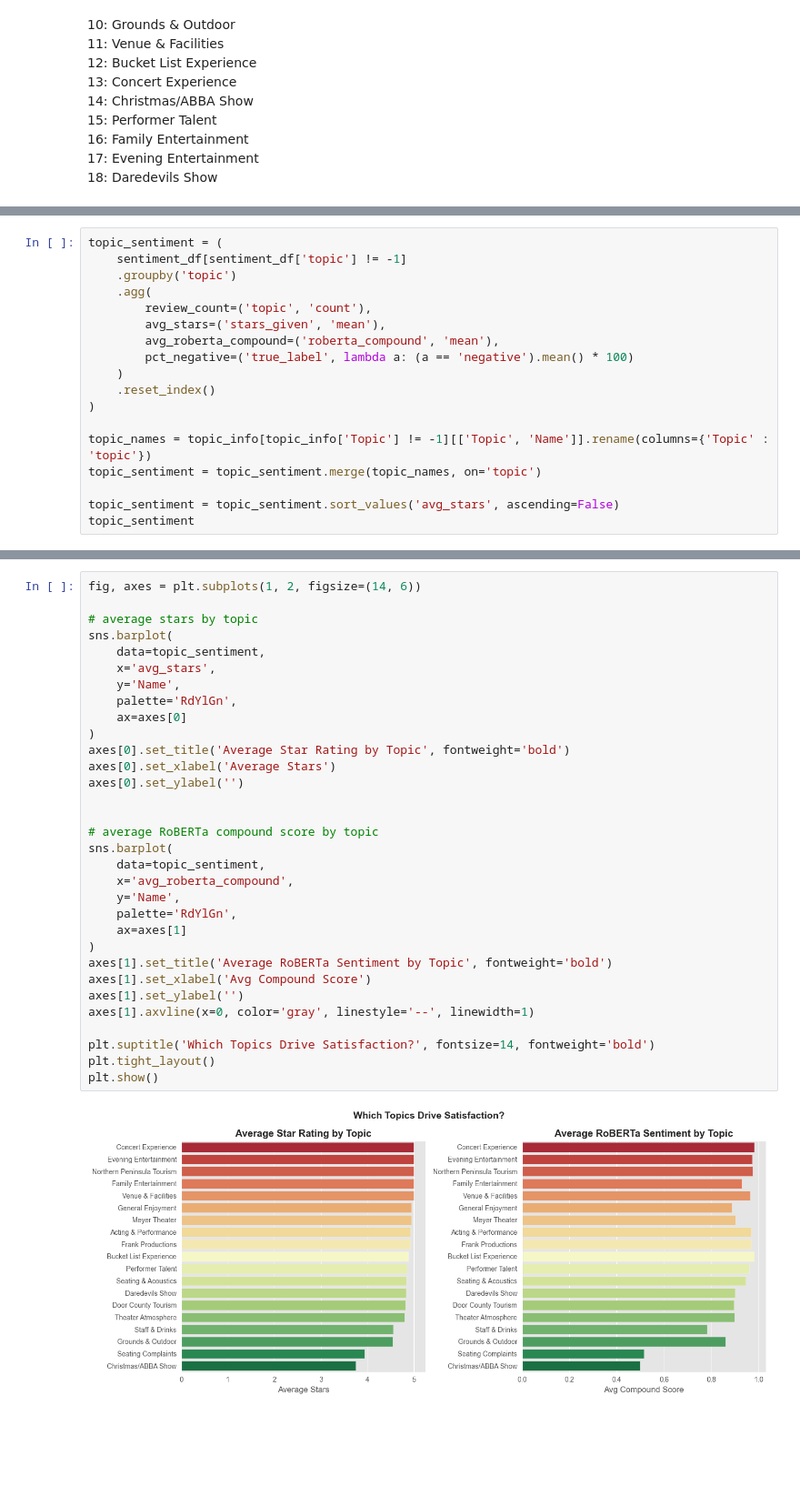
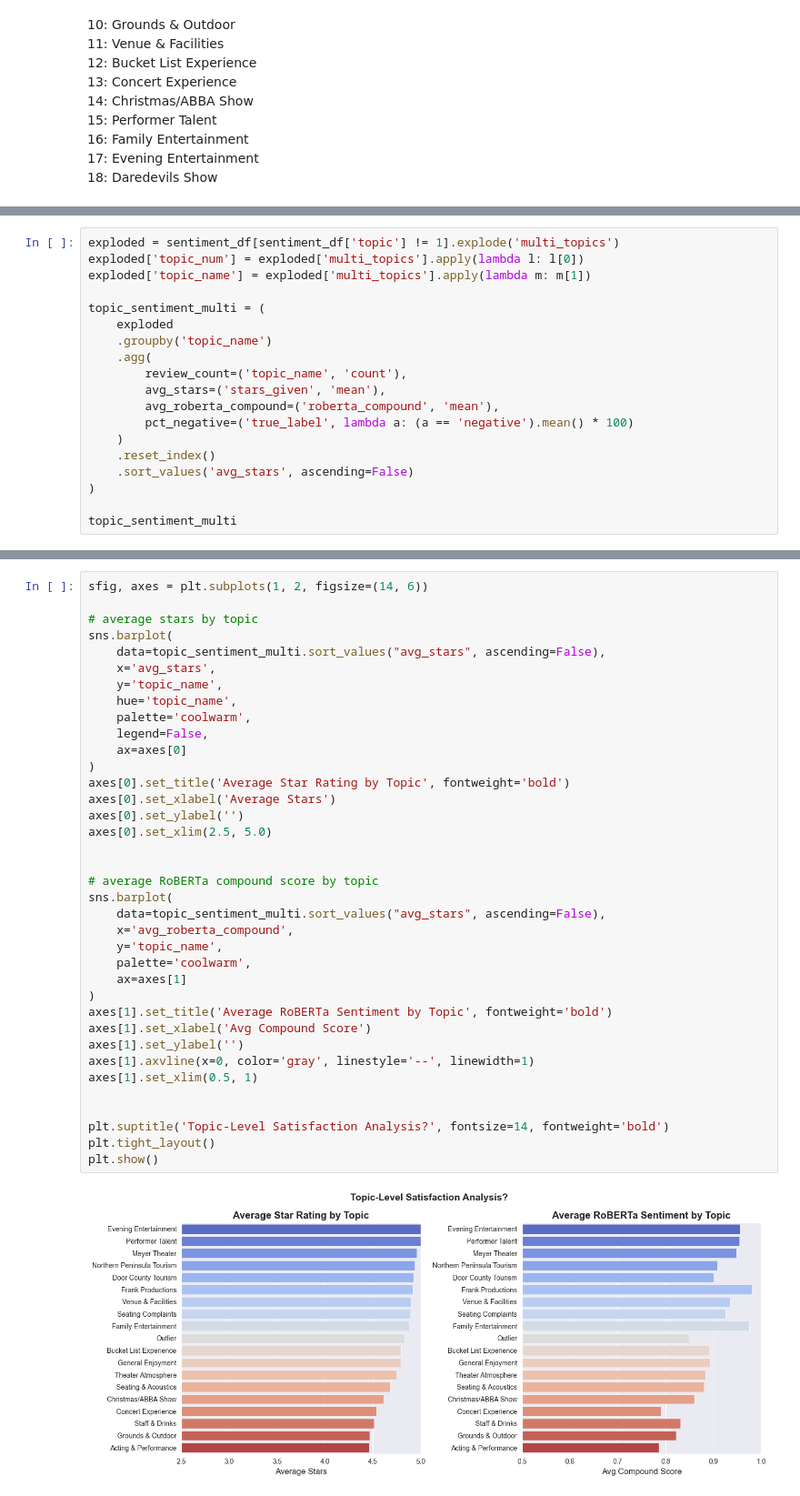
Before and after one commit to ezralinnan/RuralTheatreReviewsNLP, a Jupyter notebook: review_nlp.ipynb, the cells around one changed output, grey strips where cells are left out. Shown at 91% size. Saved outputs shown, nothing was run; the diff lists cells and outputs as text; blank space fills up the shorter version.

Commit message:
multi-topic topic modeling, wrote results and conclusion

```diff
--- a/review_nlp.ipynb
+++ b/review_nlp.ipynb
@@ -665,19 +689,20 @@ plt.show()
 # %%
-topic_sentiment = (
-    sentiment_df[sentiment_df['topic'] != -1]
-    .groupby('topic')
+exploded = sentiment_df[sentiment_df['topic'] != 1].explode('multi_topics')
+exploded['topic_num'] = exploded['multi_topics'].apply(lambda l: l[0])
+exploded['topic_name'] = exploded['multi_topics'].apply(lambda m: m[1])
+
+topic_sentiment_multi = (
+    exploded
+    .groupby('topic_name')
     .agg(
-        review_count=('topic', 'count'),
+        review_count=('topic_name', 'count'),
         avg_stars=('stars_given', 'mean'),
         avg_roberta_compound=('roberta_compound', 'mean'),
         pct_negative=('true_label', lambda a: (a == 'negative').mean() * 100)
     )
     .reset_index()
+    .sort_values('avg_stars', ascending=False)
 )
 
-topic_names = topic_info[topic_info['Topic'] != -1][['Topic', 'Name']].rename(columns={'Topic' : 'topic'})
-topic_sentiment = topic_sentiment.merge(topic_names, on='topic')
-
-topic_sentiment = topic_sentiment.sort_values('avg_stars', ascending=False)
-topic_sentiment
+topic_sentiment_multi
 # %% [output]
@@ -701,37 +726,42 @@ topic_sentiment
 # %%
-fig, axes = plt.subplots(1, 2, figsize=(14, 6))
+sfig, axes = plt.subplots(1, 2, figsize=(14, 6))
 
 # average stars by topic
 sns.barplot(
-    data=topic_sentiment,
+    data=topic_sentiment_multi.sort_values("avg_stars", ascending=False),
     x='avg_stars',
-    y='Name',
-    palette='RdYlGn',
+    y='topic_name',
+    hue='topic_name',
+    palette='coolwarm',
+    legend=False,
     ax=axes[0]
 )
 axes[0].set_title('Average Star Rating by Topic', fontweight='bold')
 axes[0].set_xlabel('Average Stars')
 axes[0].set_ylabel('')
+axes[0].set_xlim(2.5, 5.0)
 
 
 # average RoBERTa compound score by topic
 sns.barplot(
-    data=topic_sentiment,
+    data=topic_sentiment_multi.sort_values("avg_stars", ascending=False),
     x='avg_roberta_compound',
-    y='Name',
-    palette='RdYlGn',
+    y='topic_name',
+    palette='coolwarm',
     ax=axes[1]
 )
 axes[1].set_title('Average RoBERTa Sentiment by Topic', fontweight='bold')
 axes[1].set_xlabel('Avg Compound Score')
 axes[1].set_ylabel('')
 axes[1].axvline(x=0, color='gray', linestyle='--', linewidth=1)
+axes[1].set_xlim(0.5, 1)
 
-plt.suptitle('Which Topics Drive Satisfaction?', fontsize=14, fontweight='bold')
+
+plt.suptitle('Topic-Level Satisfaction Analysis?', fontsize=14, fontweight='bold')
 plt.tight_layout()
 plt.show()
 # %% [output]
-[figure, old version]
+[figure, new version]
 # %%
 performance_topics = [13, 17, 16, 1, 15, 18, 14]
 tourism_topics     = [2, 7, 12]
```
Also changed, not shown: parts of 12 cells of this notebook.
